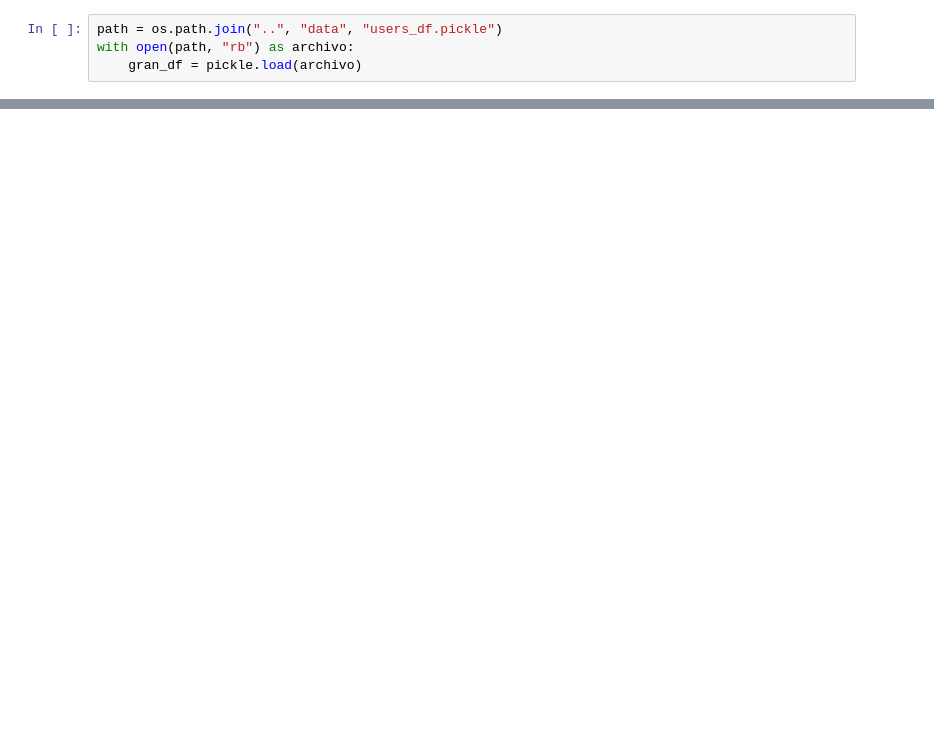
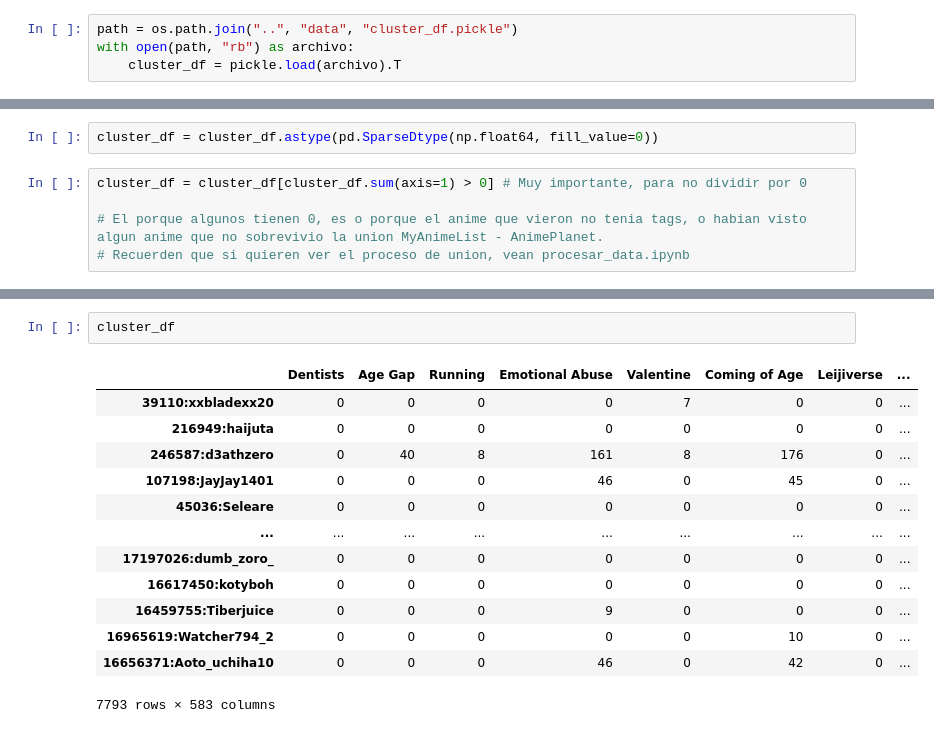
Before and after one commit to VAMarques/Proyecto-Grupo-12, a Jupyter notebook: demo Victor/test.ipynb, the cells around one changed output, grey strips where cells are left out. Saved outputs shown, nothing was run; the diff lists cells and outputs as text; blank space fills up the shorter version.

```diff
--- a/demo Victor/test.ipynb
+++ b/demo Victor/test.ipynb
@@ -8,4 +8,4 @@ import json
 # %%
-path = os.path.join("..", "data", "users_df.pickle")
+path = os.path.join("..", "data", "cluster_df.pickle")
 with open(path, "rb") as archivo:
-    gran_df = pickle.load(archivo)
+    cluster_df = pickle.load(archivo).T
@@ -74,0 +12,7 @@ unified_df.to_csv(path, index=False)
+# %%
+cluster_df = cluster_df.astype(pd.SparseDtype(np.float64, fill_value=0))
+# %%
+cluster_df = cluster_df[cluster_df.sum(axis=1) > 0] # Muy importante, para no dividir por 0
+
+# El porque algunos tienen 0, es o porque el anime que vieron no tenia tags, o habian visto algun anime que no sobrevivio la union MyAnimeList - AnimePlanet.
+# Recuerden que si quieren ver el proceso de union, vean procesar_data.ipynb
@@ -74,0 +42,16 @@ unified_df.to_csv(path, index=False)
+# %%
+cluster_df
+# %% [output]
+|  | Dentists | Age Gap | Running | Emotional Abuse | Valentine | Coming of Age | Leijiverse | ... |
+| 39110:xxbladexx20 | 0 | 0 | 0 | 0 | 7 | 0 | 0 | ... |
+| 216949:haijuta | 0 | 0 | 0 | 0 | 0 | 0 | 0 | ... |
+| 246587:d3athzero | 0 | 40 | 8 | 161 | 8 | 176 | 0 | ... |
+| 107198:JayJay1401 | 0 | 0 | 0 | 46 | 0 | 45 | 0 | ... |
+| 45036:Seleare | 0 | 0 | 0 | 0 | 0 | 0 | 0 | ... |
+| ... | ... | ... | ... | ... | ... | ... | ... | ... |
+| 17197026:dumb_zoro_ | 0 | 0 | 0 | 0 | 0 | 0 | 0 | ... |
+| 16617450:kotyboh | 0 | 0 | 0 | 0 | 0 | 0 | 0 | ... |
+| 16459755:Tiberjuice | 0 | 0 | 0 | 9 | 0 | 0 | 0 | ... |
+| 16965619:Watcher794_2 | 0 | 0 | 0 | 0 | 0 | 10 | 0 | ... |
+| 16656371:Aoto_uchiha10 | 0 | 0 | 0 | 46 | 0 | 42 | 0 | ... |
+7793 rows × 583 columns
```
Also changed, not shown: parts of 21 cells of this notebook, 1 other file.
